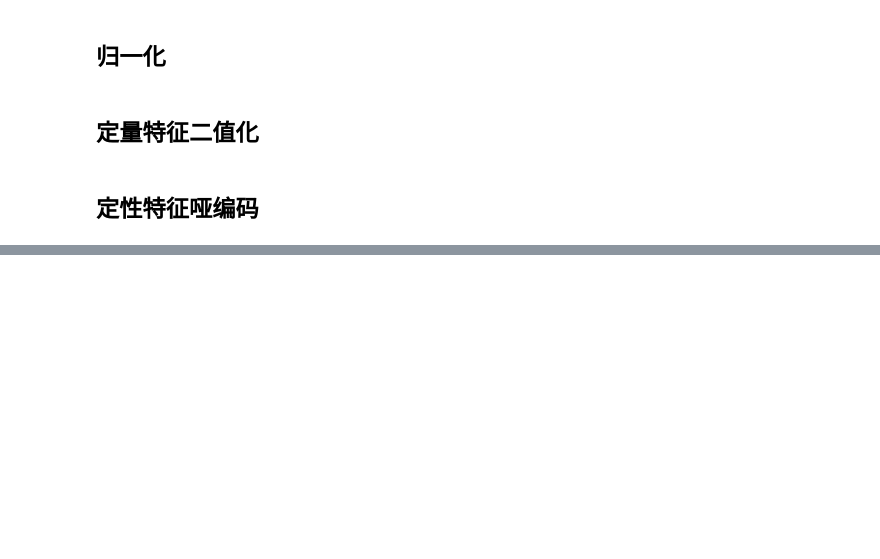
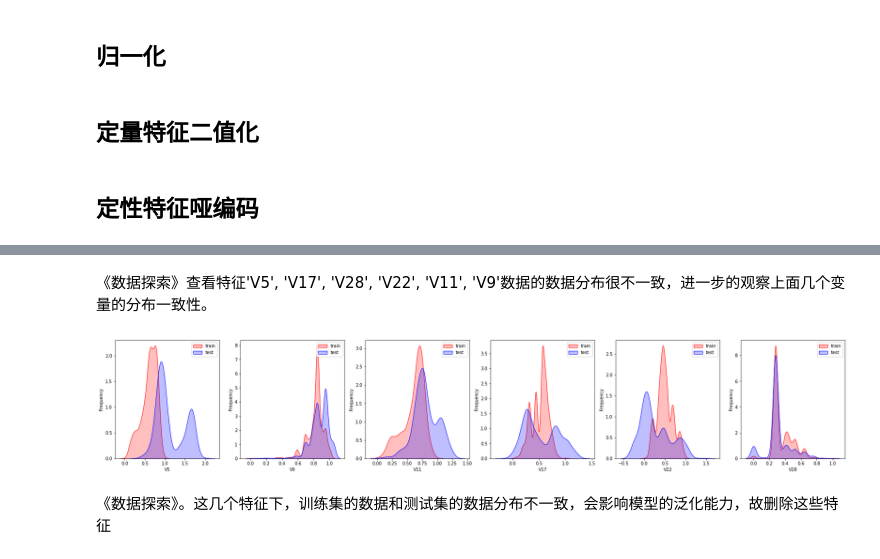
Before and after one commit to yuebo2015/data_competition, a Jupyter notebook: sum02_feature_engineering.ipynb, the cells around one changed output, grey strips where cells are left out. Cells and saved outputs as stored; diff of their text form; code cells hidden in the pictures; blank space fills up the shorter version.

```diff
--- a/sum02_feature_engineering.ipynb
+++ b/sum02_feature_engineering.ipynb
@@ -73,0 +305,23 @@ iris_st = Binarizer(threshold=3).fit_transform(iris.data)
+# %% [markdown]
+《数据探索》查看特征'V5', 'V17', 'V28', 'V22', 'V11', 'V9'数据的数据分布很不一致，进一步的观察上面几个变量的分布一致性。
+# %%
+drop_col = 6
+drop_row = 1
+
+plt.figure(figsize=(5*drop_col,5*drop_row))
+
+i=1
+for col in ["V5","V9","V11","V17","V22","V28"]:
+    ax =plt.subplot(drop_row,drop_col,i)
+    ax = sns.kdeplot(train_data_scaler[col], color="Red", shade=True)
+    ax = sns.kdeplot(test_data_scaler[col], color="Blue", shade=True)
+    ax.set_xlabel(col)
+    ax.set_ylabel("Frequency")
+    ax = ax.legend(["train","test"])
+
+    i+=1
+plt.show()
+# %% [output]
+[figure, added]
+# %% [markdown]
+《数据探索》。这几个特征下，训练集的数据和测试集的数据分布不一致，会影响模型的泛化能力，故删除这些特征
```
Also changed, not shown: parts of 44 cells of this notebook, 1 other file.
